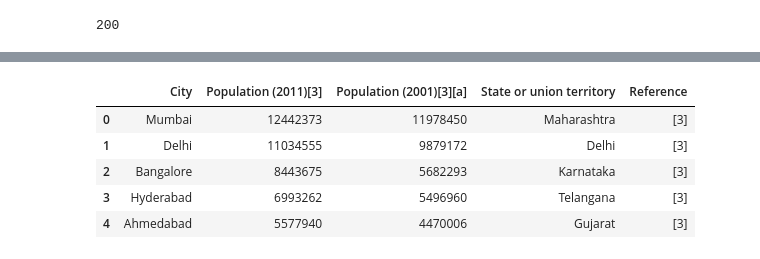
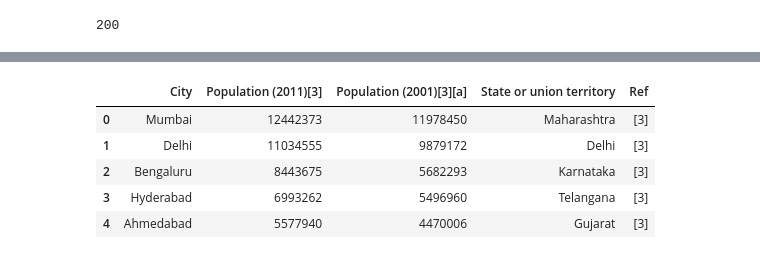
Before and after one commit to Parinita-Jain/ITvedant, a Jupyter notebook: Python/WebScraping.ipynb, the cells around one changed output, grey strips where cells are left out. Cells and saved outputs as stored; diff of their text form; code cells hidden in the pictures.

```diff
--- a/Python/WebScraping.ipynb
+++ b/Python/WebScraping.ipynb
@@ -64,0 +53,5 @@ bs4.element.Tag
+# %%
+indian_cities=soup.find("table",{"class":"wikitable"})
+# %%
+df=pd.read_html(str(indian_cities))
+df
@@ -65,11 +76,10 @@ bs4.element.Tag
 # %%
-df=pd.read_html(str(indiatable))
 df=df[0]
 df.head()
 # %% [output]
-|  | City | Population (2011)[3] | Population (2001)[3][a] | State or union territory | Reference |
+|  | City | Population (2011)[3] | Population (2001)[3][a] | State or union territory | Ref |
 | 0 | Mumbai | 12442373 | 11978450 | Maharashtra | [3] |
 | 1 | Delhi | 11034555 | 9879172 | Delhi | [3] |
-| 2 | Bangalore | 8443675 | 5682293 | Karnataka | [3] |
+| 2 | Bengaluru | 8443675 | 5682293 | Karnataka | [3] |
 | 3 | Hyderabad | 6993262 | 5496960 | Telangana | [3] |
 | 4 | Ahmedabad | 5577940 | 4470006 | Gujarat | [3] |
```
Also changed, not shown: parts of 13 cells of this notebook, 14 other files.
